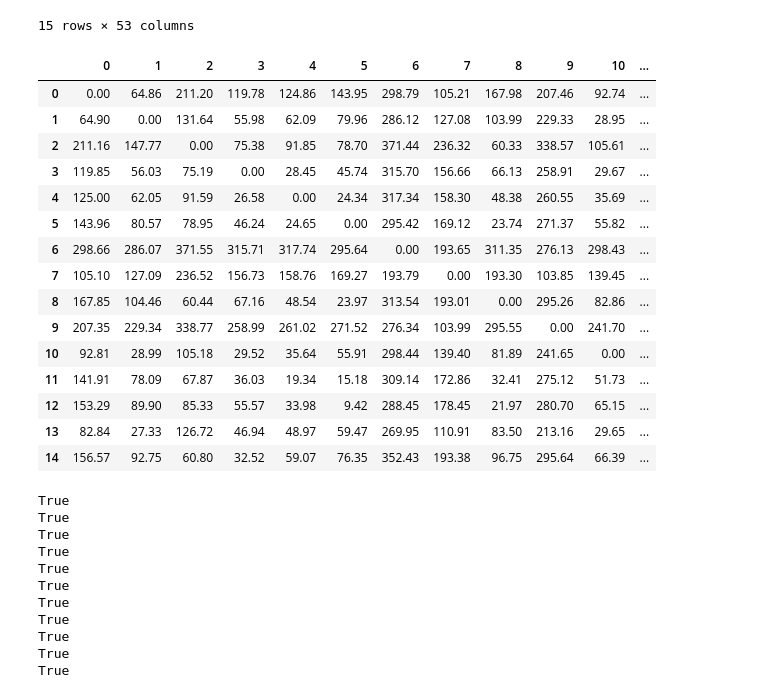
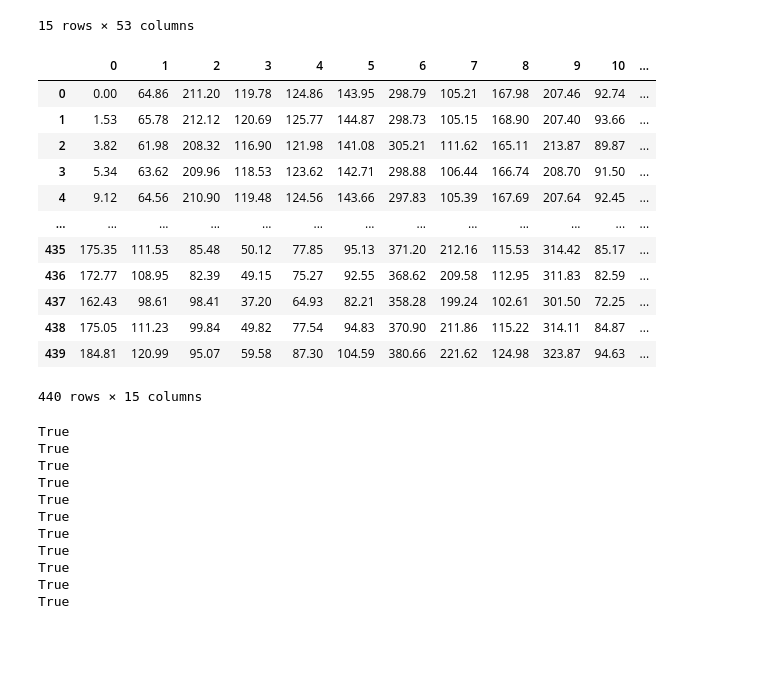
Before and after one commit to turtlesoul25/RiskAndLogistics_A1, a Jupyter notebook: selective_aggregation.ipynb, the cells around one changed output. Cells and saved outputs as stored; diff of their text form; code cells hidden in the pictures; blank space fills up the shorter version.

Commit message:
need to aggregate candidates and not customers

```diff
--- a/selective_aggregation.ipynb
+++ b/selective_aggregation.ipynb
@@ -231,31 +231,28 @@ pd.DataFrame(agg_dist_can_supp)
 # %%
 can_cust_distances = np.asarray(process_nD(116114, 116553)).reshape(440, -1)[:, 2:]
 can_cust_distances  = can_cust_distances.astype(float)
 
 indices = extract_first_occurrence(customer_id_og)[2]
 
 agg_dist_customer_only = np.asarray([can_cust_distances[:,i] for i in indices]).T
 
 agg_dist_both = np.asarray([agg_dist_customer_only[i,:] for i in indices])
 
-pd.DataFrame(agg_dist_both)
+pd.DataFrame(agg_dist_customer_only)
 # %% [output]
 |  | 0 | 1 | 2 | 3 | 4 | 5 | 6 | 7 | 8 | 9 | 10 | ... |
 | 0 | 0.00 | 64.86 | 211.20 | 119.78 | 124.86 | 143.95 | 298.79 | 105.21 | 167.98 | 207.46 | 92.74 | ... |
-| 1 | 64.90 | 0.00 | 131.64 | 55.98 | 62.09 | 79.96 | 286.12 | 127.08 | 103.99 | 229.33 | 28.95 | ... |
-| 2 | 211.16 | 147.77 | 0.00 | 75.38 | 91.85 | 78.70 | 371.44 | 236.32 | 60.33 | 338.57 | 105.61 | ... |
-| 3 | 119.85 | 56.03 | 75.19 | 0.00 | 28.45 | 45.74 | 315.70 | 156.66 | 66.13 | 258.91 | 29.67 | ... |
-| 4 | 125.00 | 62.05 | 91.59 | 26.58 | 0.00 | 24.34 | 317.34 | 158.30 | 48.38 | 260.55 | 35.69 | ... |
-| 5 | 143.96 | 80.57 | 78.95 | 46.24 | 24.65 | 0.00 | 295.42 | 169.12 | 23.74 | 271.37 | 55.82 | ... |
-| 6 | 298.66 | 286.07 | 371.55 | 315.71 | 317.74 | 295.64 | 0.00 | 193.65 | 311.35 | 276.13 | 298.43 | ... |
-| 7 | 105.10 | 127.09 | 236.52 | 156.73 | 158.76 | 169.27 | 193.79 | 0.00 | 193.30 | 103.85 | 139.45 | ... |
-| 8 | 167.85 | 104.46 | 60.44 | 67.16 | 48.54 | 23.97 | 313.54 | 193.01 | 0.00 | 295.26 | 82.86 | ... |
-| 9 | 207.35 | 229.34 | 338.77 | 258.99 | 261.02 | 271.52 | 276.34 | 103.99 | 295.55 | 0.00 | 241.70 | ... |
-| 10 | 92.81 | 28.99 | 105.18 | 29.52 | 35.64 | 55.91 | 298.44 | 139.40 | 81.89 | 241.65 | 0.00 | ... |
-| 11 | 141.91 | 78.09 | 67.87 | 36.03 | 19.34 | 15.18 | 309.14 | 172.86 | 32.41 | 275.12 | 51.73 | ... |
-| 12 | 153.29 | 89.90 | 85.33 | 55.57 | 33.98 | 9.42 | 288.45 | 178.45 | 21.97 | 280.70 | 65.15 | ... |
-| 13 | 82.84 | 27.33 | 126.72 | 46.94 | 48.97 | 59.47 | 269.95 | 110.91 | 83.50 | 213.16 | 29.65 | ... |
-| 14 | 156.57 | 92.75 | 60.80 | 32.52 | 59.07 | 76.35 | 352.43 | 193.38 | 96.75 | 295.64 | 66.39 | ... |
+| 1 | 1.53 | 65.78 | 212.12 | 120.69 | 125.77 | 144.87 | 298.73 | 105.15 | 168.90 | 207.40 | 93.66 | ... |
+| 2 | 3.82 | 61.98 | 208.32 | 116.90 | 121.98 | 141.08 | 305.21 | 111.62 | 165.11 | 213.87 | 89.87 | ... |
+| 3 | 5.34 | 63.62 | 209.96 | 118.53 | 123.62 | 142.71 | 298.88 | 106.44 | 166.74 | 208.70 | 91.50 | ... |
+| 4 | 9.12 | 64.56 | 210.90 | 119.48 | 124.56 | 143.66 | 297.83 | 105.39 | 167.69 | 207.64 | 92.45 | ... |
+| ... | ... | ... | ... | ... | ... | ... | ... | ... | ... | ... | ... | ... |
+| 435 | 175.35 | 111.53 | 85.48 | 50.12 | 77.85 | 95.13 | 371.20 | 212.16 | 115.53 | 314.42 | 85.17 | ... |
+| 436 | 172.77 | 108.95 | 82.39 | 49.15 | 75.27 | 92.55 | 368.62 | 209.58 | 112.95 | 311.83 | 82.59 | ... |
+| 437 | 162.43 | 98.61 | 98.41 | 37.20 | 64.93 | 82.21 | 358.28 | 199.24 | 102.61 | 301.50 | 72.25 | ... |
+| 438 | 175.05 | 111.23 | 99.84 | 49.82 | 77.54 | 94.83 | 370.90 | 211.86 | 115.22 | 314.11 | 84.87 | ... |
+| 439 | 184.81 | 120.99 | 95.07 | 59.58 | 87.30 | 104.59 | 380.66 | 221.62 | 124.98 | 323.87 | 94.63 | ... |
+440 rows × 15 columns
 # %%
 for i, j in enumerate(indices):
     print(agg_dist_both[i, i] == can_cust_distances[j, j])
```
Also changed, not shown: parts of 2 cells of this notebook, 10 other files.
